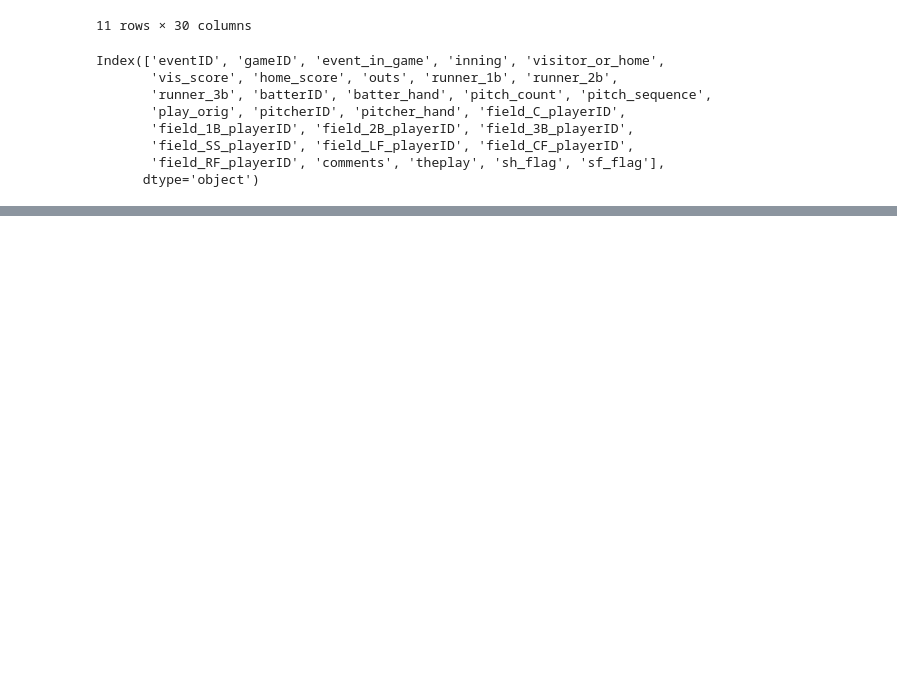
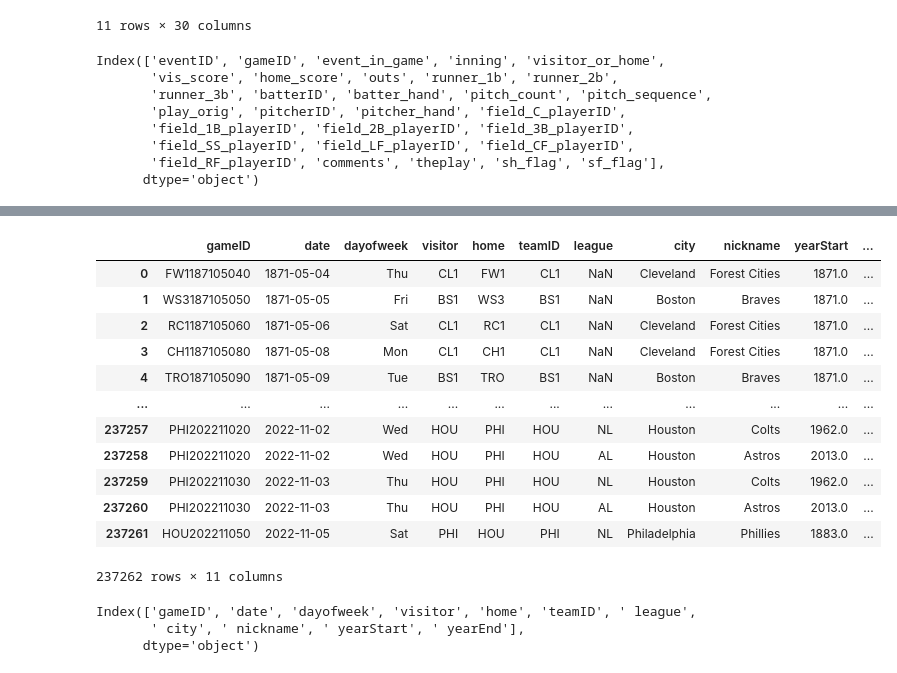
Before and after one commit to Choonghyun-Roy/mlb_match_prediction, a Jupyter notebook: data_preprocessing/eda.ipynb, the cells around one changed output, grey strips where cells are left out. Cells and saved outputs as stored; diff of their text form; code cells hidden in the pictures; blank space fills up the shorter version.

```diff
--- a/data_preprocessing/eda.ipynb
+++ b/data_preprocessing/eda.ipynb
@@ -41,0 +59,3 @@ Index(['eventID', 'gameID', 'event_in_game', 'inning', 'visitor_or_home',
+# %%
+df_games = pd.read_csv('../datasets/raw/games.csv')
+df_games.head()
@@ -41,0 +80,3 @@ Index(['eventID', 'gameID', 'event_in_game', 'inning', 'visitor_or_home',
+# %%
+df_games = df_games[['gameID','date','dayofweek','visitor','home']]
+df_games.head()
@@ -41,0 +100,22 @@ Index(['eventID', 'gameID', 'event_in_game', 'inning', 'visitor_or_home',
+# %%
+df_games
+# %% [output]
+|  | gameID | date | dayofweek | visitor | home | teamID | league | city | nickname | yearStart | ... |
+| 0 | FW1187105040 | 1871-05-04 | Thu | CL1 | FW1 | CL1 | NaN | Cleveland | Forest Cities | 1871.0 | ... |
+| 1 | WS3187105050 | 1871-05-05 | Fri | BS1 | WS3 | BS1 | NaN | Boston | Braves | 1871.0 | ... |
+| 2 | RC1187105060 | 1871-05-06 | Sat | CL1 | RC1 | CL1 | NaN | Cleveland | Forest Cities | 1871.0 | ... |
+| 3 | CH1187105080 | 1871-05-08 | Mon | CL1 | CH1 | CL1 | NaN | Cleveland | Forest Cities | 1871.0 | ... |
+| 4 | TRO187105090 | 1871-05-09 | Tue | BS1 | TRO | BS1 | NaN | Boston | Braves | 1871.0 | ... |
+| ... | ... | ... | ... | ... | ... | ... | ... | ... | ... | ... | ... |
+| 237257 | PHI202211020 | 2022-11-02 | Wed | HOU | PHI | HOU | NL | Houston | Colts | 1962.0 | ... |
+| 237258 | PHI202211020 | 2022-11-02 | Wed | HOU | PHI | HOU | AL | Houston | Astros | 2013.0 | ... |
+| 237259 | PHI202211030 | 2022-11-03 | Thu | HOU | PHI | HOU | NL | Houston | Colts | 1962.0 | ... |
+| 237260 | PHI202211030 | 2022-11-03 | Thu | HOU | PHI | HOU | AL | Houston | Astros | 2013.0 | ... |
+| 237261 | HOU202211050 | 2022-11-05 | Sat | PHI | HOU | PHI | NL | Philadelphia | Phillies | 1883.0 | ... |
+237262 rows × 11 columns
+# %%
+df_games.columns
+# %% [output]
+Index(['gameID', 'date', 'dayofweek', 'visitor', 'home', 'teamID', ' league',
+       ' city', ' nickname', ' yearStart', ' yearEnd'],
+      dtype='object')
```
Also changed, not shown: parts of 10 cells of this notebook.
